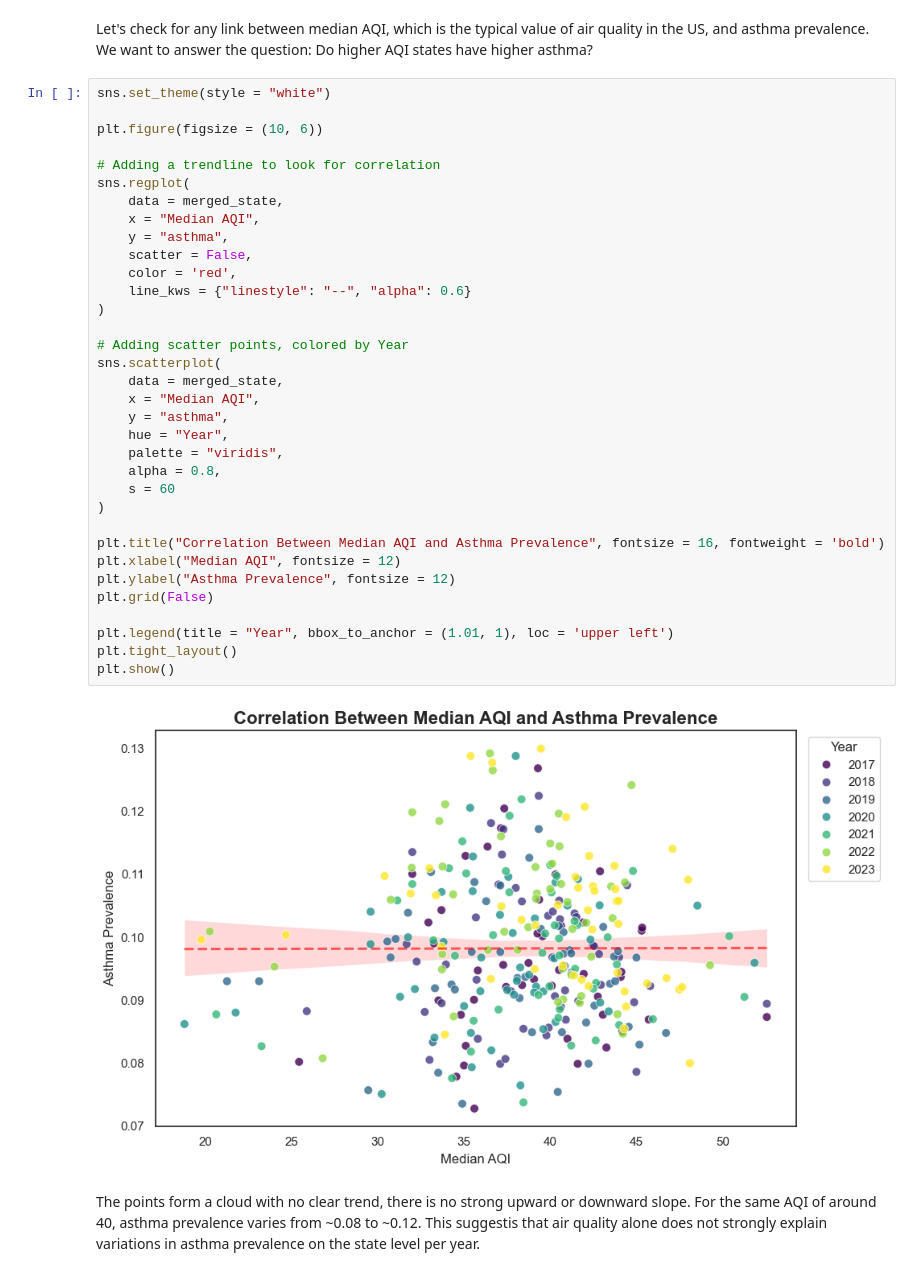
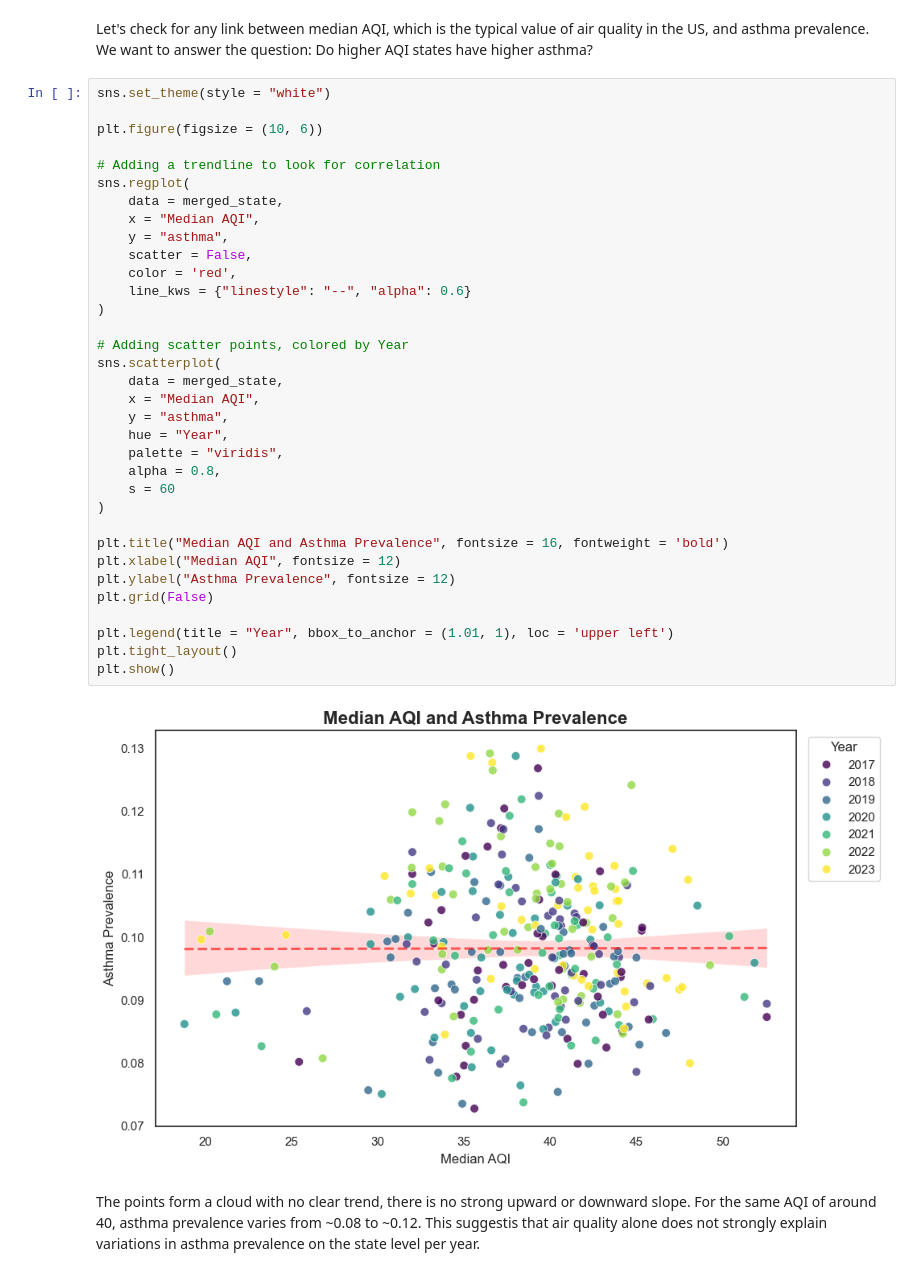
Before and after one commit to KalinaMarkova/data_science_course_project, a Jupyter notebook: The Impact of Air Pollution on Asthma A Regression Analysis.ipynb, the cells around one changed output. Saved outputs shown, nothing was run; the diff lists cells and outputs as text.

```diff
--- a/The Impact of Air Pollution on Asthma A Regression Analysis.ipynb
+++ b/The Impact of Air Pollution on Asthma A Regression Analysis.ipynb
@@ -806,35 +834,35 @@ plt.figure(figsize = (10, 6))
 
 # Adding a trendline to look for correlation
 sns.regplot(
     data = merged_state,
     x = "Median AQI",
     y = "asthma",
     scatter = False,
     color = 'red',
     line_kws = {"linestyle": "--", "alpha": 0.6}
 )
 
 # Adding scatter points, colored by Year
 sns.scatterplot(
     data = merged_state,
     x = "Median AQI",
     y = "asthma",
     hue = "Year",
     palette = "viridis",
     alpha = 0.8,
     s = 60
 )
 
-plt.title("Correlation Between Median AQI and Asthma Prevalence", fontsize = 16, fontweight = 'bold')
+plt.title("Median AQI and Asthma Prevalence", fontsize = 16, fontweight = 'bold')
 plt.xlabel("Median AQI", fontsize = 12)
 plt.ylabel("Asthma Prevalence", fontsize = 12)
 plt.grid(False)
 
 plt.legend(title = "Year", bbox_to_anchor = (1.01, 1), loc = 'upper left')
 plt.tight_layout()
 plt.show()
 # %% [output]
-[figure, old version]
+[figure, new version]
 # %% [markdown]
 The points form a cloud with no clear trend, there is no strong upward or downward slope. For the same AQI of around 40, asthma prevalence varies from ~0.08 to ~0.12. This suggestis that air quality alone does not strongly explain variations in asthma prevalence on the state level per year.
 # %% [markdown]
```
Also changed, not shown: parts of 26 cells of this notebook, 8 other files.
